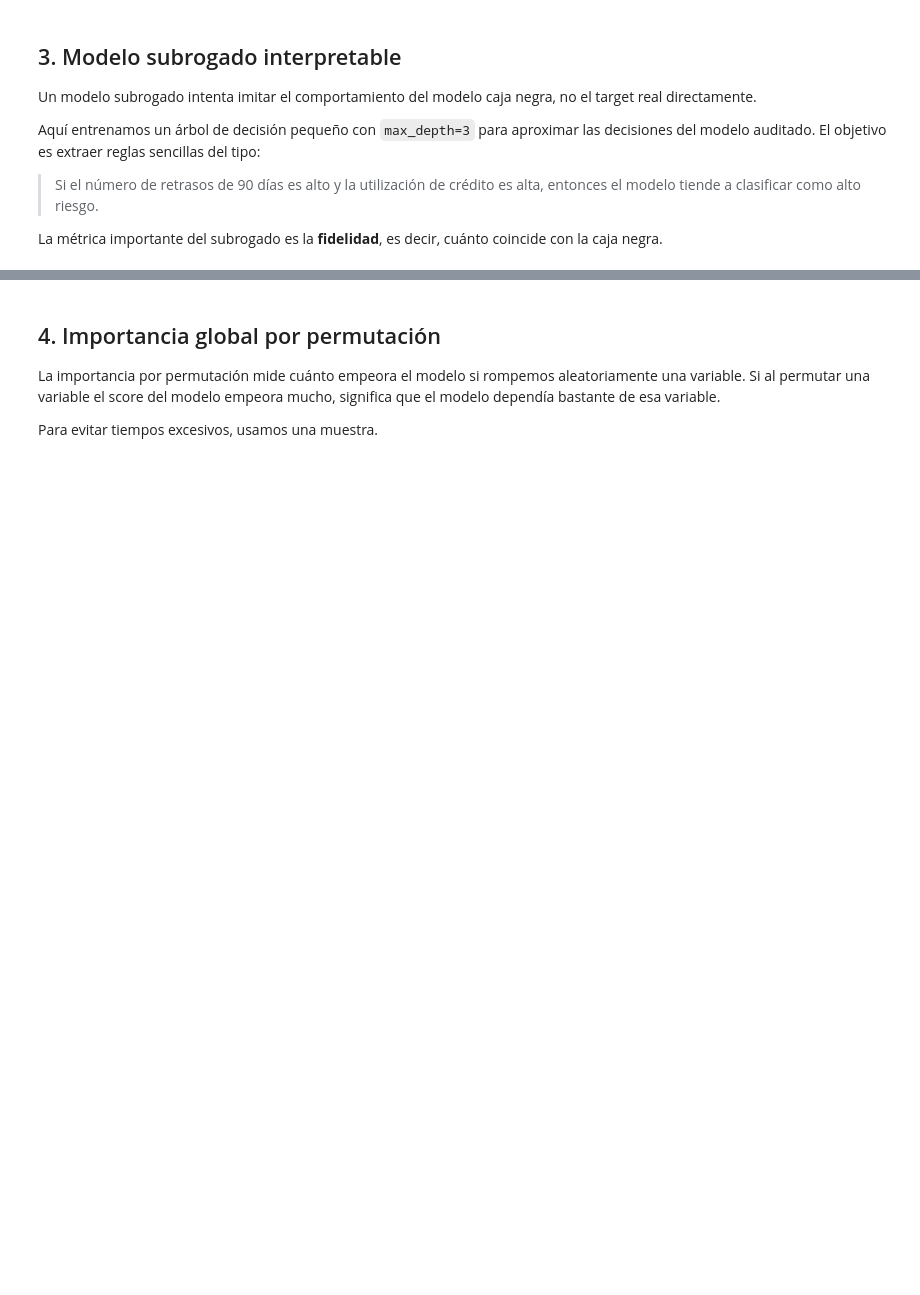
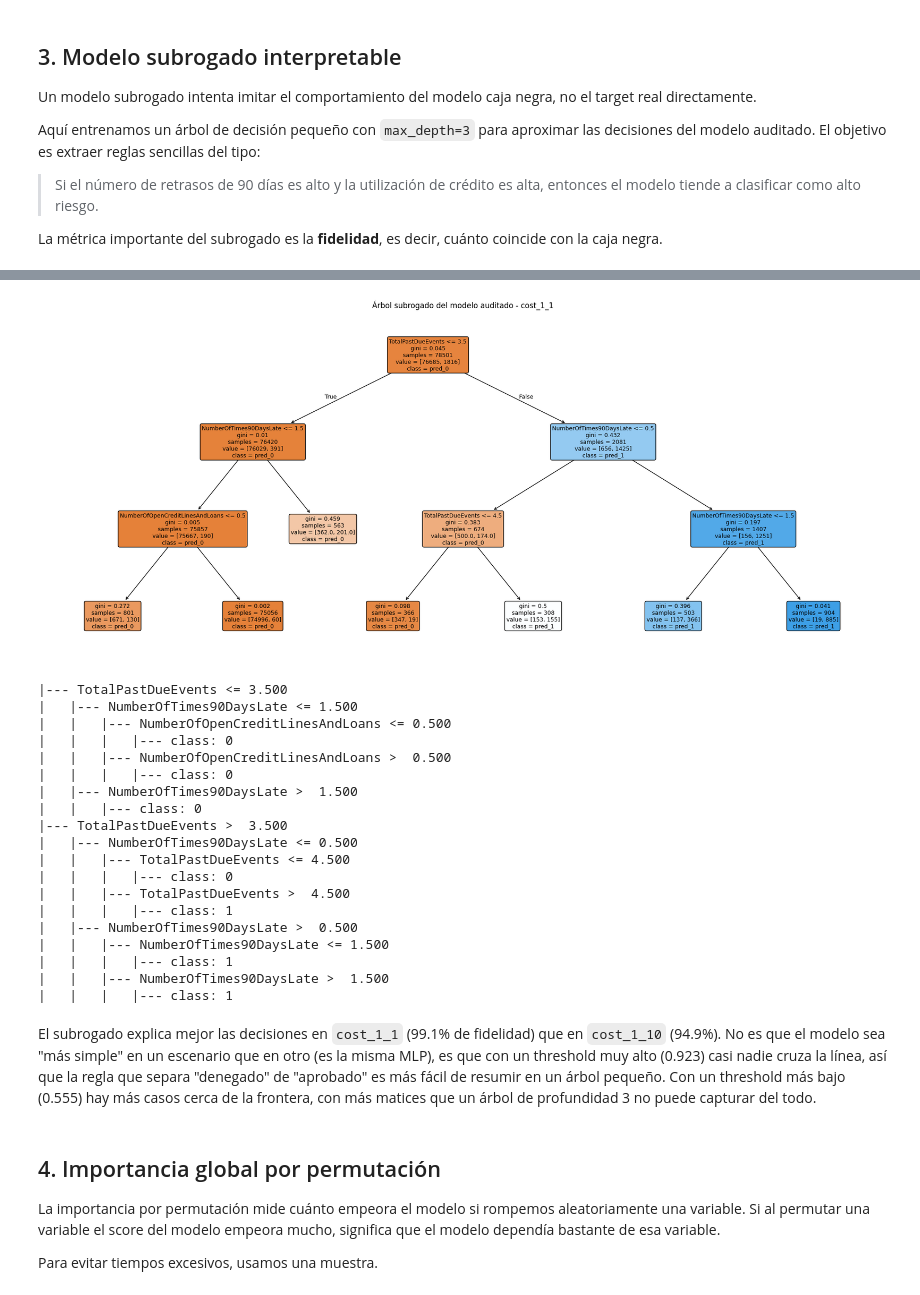
Before and after one commit to mirdbg/Credit_XAI, a Jupyter notebook: 03_XAI_Auditoria.ipynb, the cells around one changed output, grey strips where cells are left out. Cells and saved outputs as stored; diff of their text form; code cells hidden in the pictures; blank space fills up the shorter version.

```diff
--- a/03_XAI_Auditoria.ipynb
+++ b/03_XAI_Auditoria.ipynb
@@ -367,3 +419,45 @@ Reglas guardadas en: outputs/xai/surrogate_rules_cost_1_10.txt
+# %%
+plt.figure(figsize=(24, 10))
+plot_tree(
+    surrogate_tree_cost_1_1,
+    feature_names=FEATURES,
+    class_names=["pred_0", "pred_1"],
+    filled=True,
+    rounded=True,
+    max_depth=3,
+    fontsize=9,
+)
+plt.title("Árbol subrogado del modelo auditado - cost_1_1")
+plt.show()
+
+rules_text_cost_1_1 = export_text(surrogate_tree_cost_1_1, feature_names=FEATURES, decimals=3)
+print(rules_text_cost_1_1)
+
+with open(XAI_DIR / "surrogate_rules_cost_1_1.txt", "w", encoding="utf-8") as f:
+    f.write(rules_text_cost_1_1)
+# %% [output]
+[figure, added]
+|--- TotalPastDueEvents <= 3.500
+|   |--- NumberOfTimes90DaysLate <= 1.500
+|   |   |--- NumberOfOpenCreditLinesAndLoans <= 0.500
+|   |   |   |--- class: 0
+|   |   |--- NumberOfOpenCreditLinesAndLoans >  0.500
+|   |   |   |--- class: 0
+|   |--- NumberOfTimes90DaysLate >  1.500
+|   |   |--- class: 0
+|--- TotalPastDueEvents >  3.500
+|   |--- NumberOfTimes90DaysLate <= 0.500
+|   |   |--- TotalPastDueEvents <= 4.500
+|   |   |   |--- class: 0
+|   |   |--- TotalPastDueEvents >  4.500
+|   |   |   |--- class: 1
+|   |--- NumberOfTimes90DaysLate >  0.500
+|   |   |--- NumberOfTimes90DaysLate <= 1.500
+|   |   |   |--- class: 1
+|   |   |--- NumberOfTimes90DaysLate >  1.500
+|   |   |   |--- class: 1
+# %% [markdown]
+El subrogado explica mejor las decisiones en `cost_1_1` (99.1% de fidelidad) que en `cost_1_10` (94.9%). No es que el modelo sea "más simple" en un escenario que en otro (es la misma MLP), es que con un threshold muy alto (0.923) casi nadie cruza la línea, así que la regla que separa "denegado" de "aprobado" es más fácil de resumir en un árbol pequeño. Con un threshold más bajo (0.555) hay más casos cerca de la frontera, con más matices que un árbol de profundidad 3 no puede capturar del todo.
 # %% [markdown]
 ## 4. Importancia global por permutación
 
```
Also changed, not shown: parts of 41 cells of this notebook, 2 other files.
